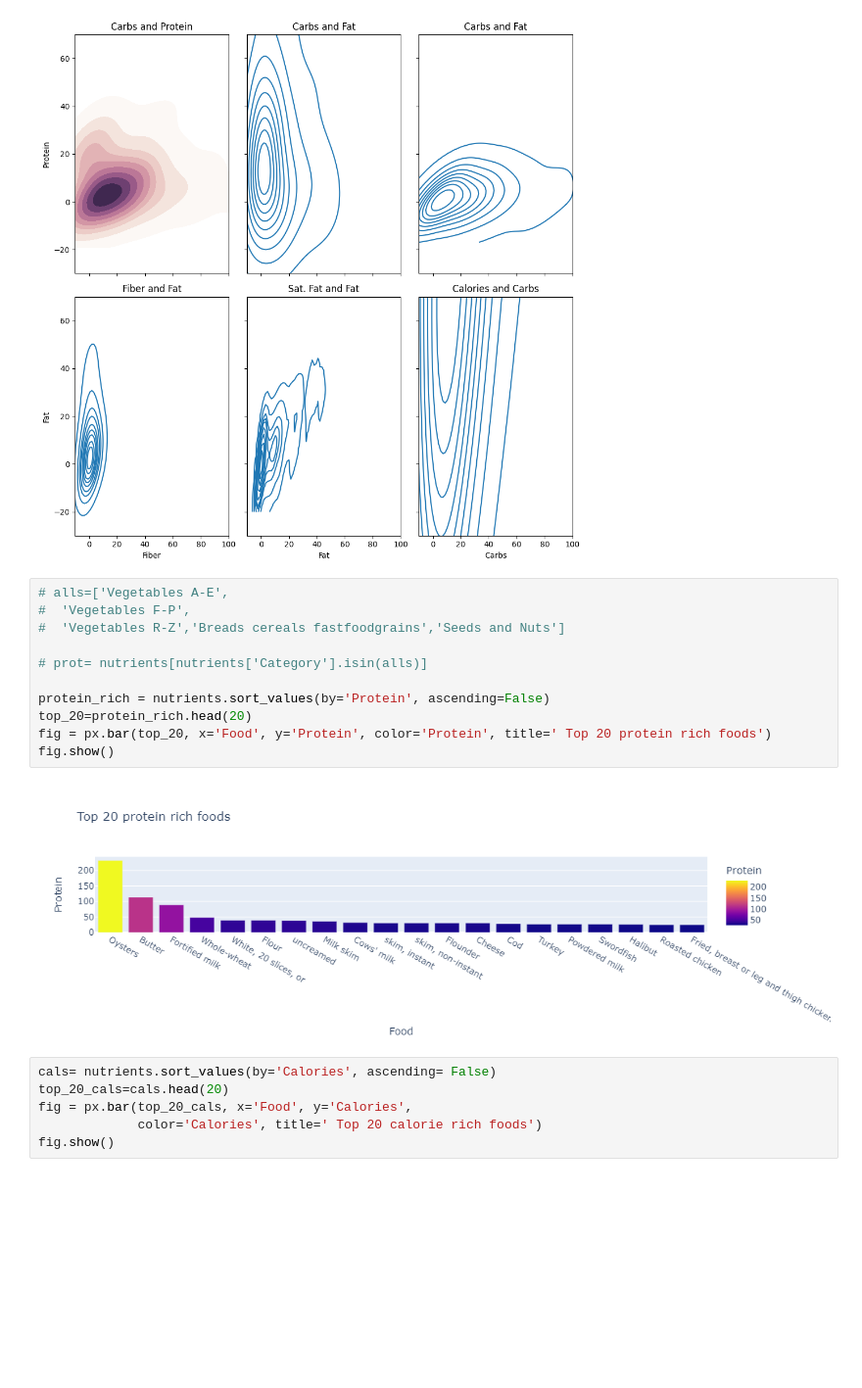
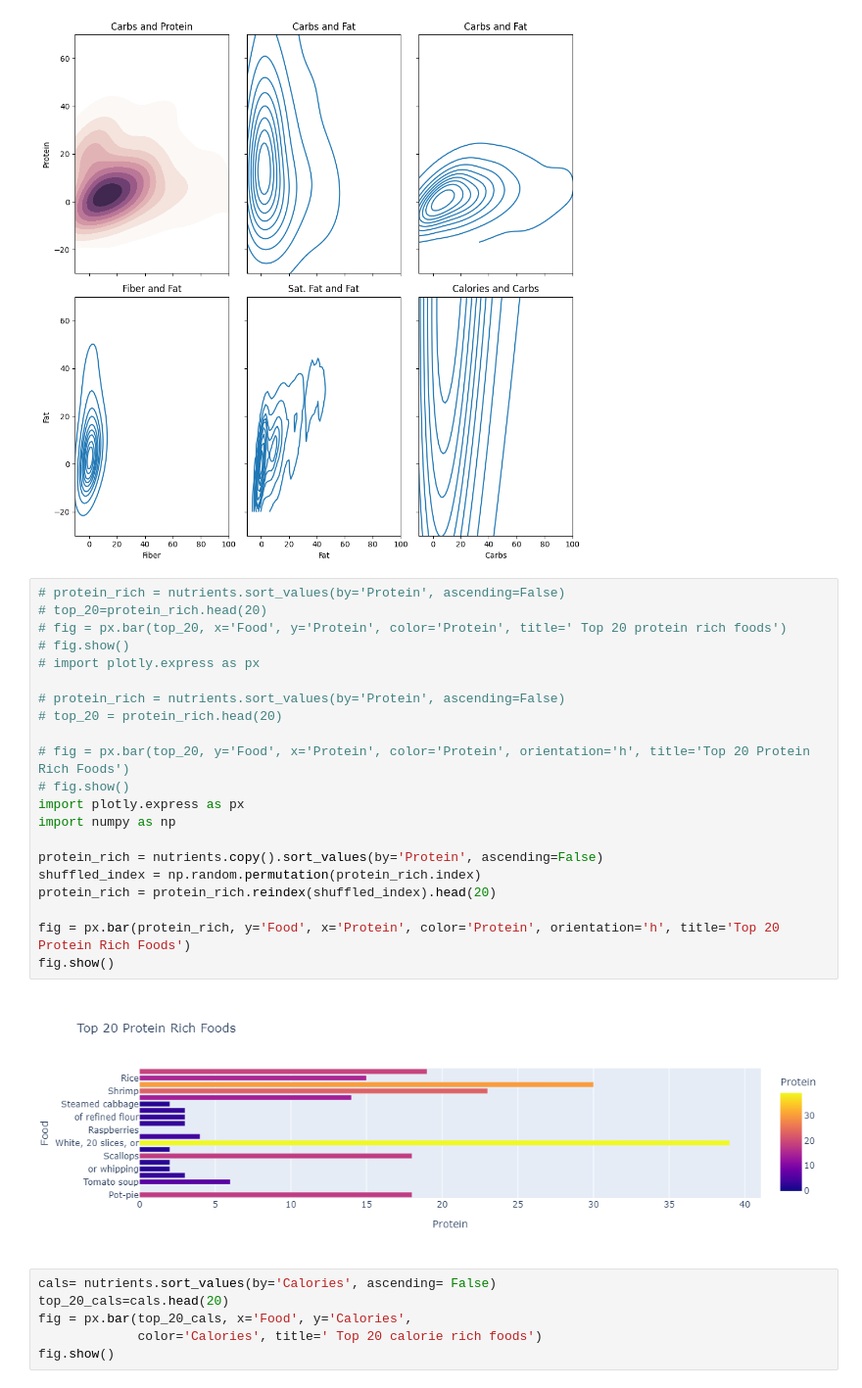
Before and after one commit to imshresth0810/btp, a Jupyter notebook: btp.ipynb, the cells around one changed output. Shown at 98% size. Drawn from its saved outputs; the diff is of its cells as text; blank space fills up the shorter version.

```diff
--- a/btp.ipynb
+++ b/btp.ipynb
@@ -121,18 +121,28 @@ f.tight_layout()
 This will become an error in seaborn v0.14.0; please update your code.
 [figure]
 # %%
-# alls=['Vegetables A-E',
-#  'Vegetables F-P',
-#  'Vegetables R-Z','Breads cereals fastfoodgrains','Seeds and Nuts']
+# protein_rich = nutrients.sort_values(by='Protein', ascending=False)
+# top_20=protein_rich.head(20)
+# fig = px.bar(top_20, x='Food', y='Protein', color='Protein', title=' Top 20 protein rich foods')
+# fig.show()
+# import plotly.express as px
 
-# prot= nutrients[nutrients['Category'].isin(alls)]
+# protein_rich = nutrients.sort_values(by='Protein', ascending=False)
+# top_20 = protein_rich.head(20)
 
-protein_rich = nutrients.sort_values(by='Protein', ascending=False)
-top_20=protein_rich.head(20)
-fig = px.bar(top_20, x='Food', y='Protein', color='Protein', title=' Top 20 protein rich foods')
+# fig = px.bar(top_20, y='Food', x='Protein', color='Protein', orientation='h', title='Top 20 Protein Rich Foods')
+# fig.show()
+import plotly.express as px
+import numpy as np
+
+protein_rich = nutrients.copy().sort_values(by='Protein', ascending=False)
+shuffled_index = np.random.permutation(protein_rich.index)
+protein_rich = protein_rich.reindex(shuffled_index).head(20)
+
+fig = px.bar(protein_rich, y='Food', x='Protein', color='Protein', orientation='h', title='Top 20 Protein Rich Foods')
 fig.show()
 # %% [output]
-[figure, old version]
+[figure, new version]
 # %%
 cals= nutrients.sort_values(by='Calories', ascending= False)
 top_20_cals=cals.head(20)
```
Also changed, not shown: parts of 2 cells of this notebook, 3 other files.
